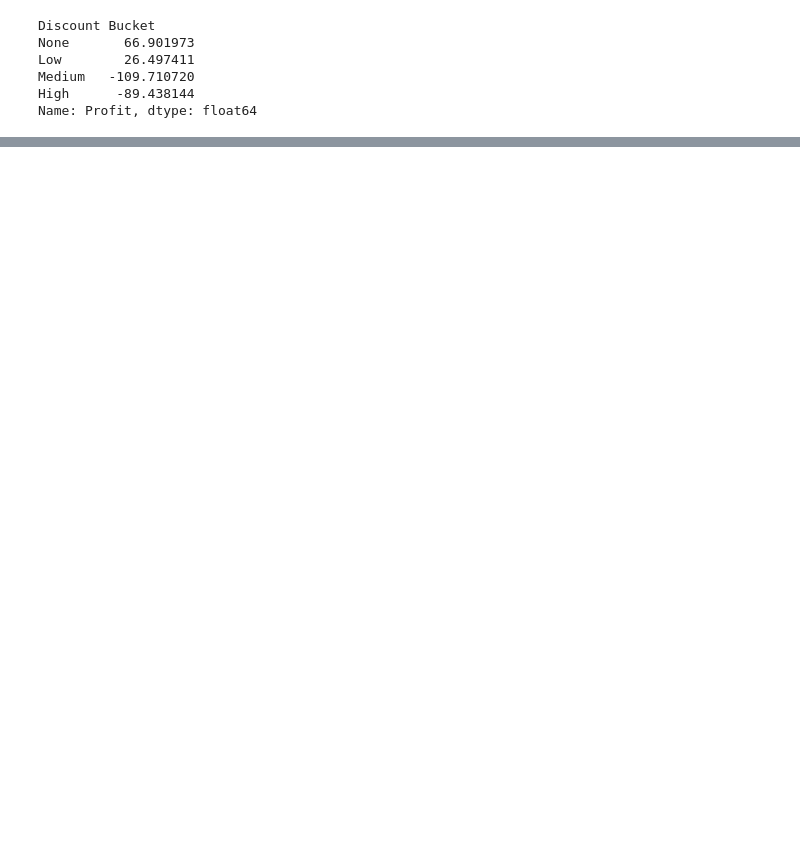
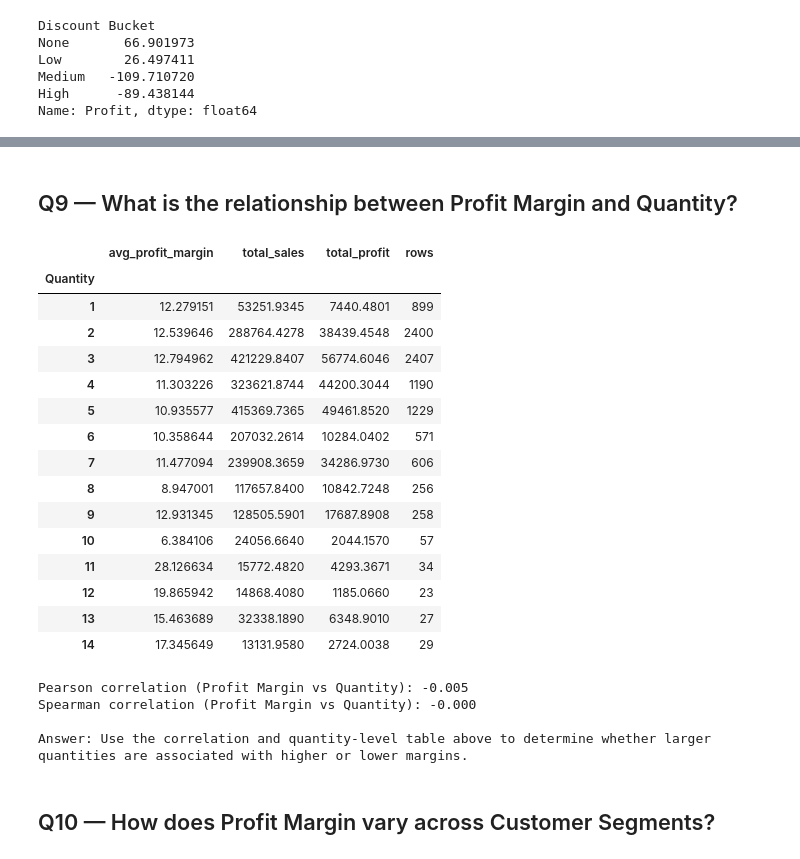
Before and after one commit to Mido-mashakl/Sample-Superstore-2019-Data-Analysis, a Jupyter notebook: eda_and_data_analysis.ipynb, the cells around one changed output, grey strips where cells are left out. Cells and saved outputs as stored; diff of their text form; code cells hidden in the pictures; blank space fills up the shorter version.

```diff
--- a/eda_and_data_analysis.ipynb
+++ b/eda_and_data_analysis.ipynb
@@ -308,0 +691,45 @@ for name, description in handoff_manifest.items():
+# %% [markdown]
+## Q9 — What is the relationship between Profit Margin and Quantity?
+# %%
+margin_quantity_corr_pearson = df_prepared["Profit Margin"].corr(df_prepared["Quantity"], method="pearson")
+margin_quantity_corr_spearman = df_prepared["Profit Margin"].corr(df_prepared["Quantity"], method="spearman")
+
+margin_by_quantity = (
+    df_prepared.groupby("Quantity", observed=True)
+      .agg(
+          avg_profit_margin=("Profit Margin", "mean"),
+          total_sales=("Sales", "sum"),
+          total_profit=("Profit", "sum"),
+          rows=("Quantity", "size"),
+      )
+      .sort_index()
+)
+
+display(margin_by_quantity)
+
+print(f"Pearson correlation (Profit Margin vs Quantity): {margin_quantity_corr_pearson:.3f}")
+print(f"Spearman correlation (Profit Margin vs Quantity): {margin_quantity_corr_spearman:.3f}")
+print("\nAnswer: Use the correlation and quantity-level table above to determine whether larger quantities are associated with higher or lower margins.")
+# %% [output]
+|  | avg_profit_margin | total_sales | total_profit | rows |
+| Quantity |  |  |  |  |
+| 1 | 12.279151 | 53251.9345 | 7440.4801 | 899 |
+| 2 | 12.539646 | 288764.4278 | 38439.4548 | 2400 |
+| 3 | 12.794962 | 421229.8407 | 56774.6046 | 2407 |
+| 4 | 11.303226 | 323621.8744 | 44200.3044 | 1190 |
+| 5 | 10.935577 | 415369.7365 | 49461.8520 | 1229 |
+| 6 | 10.358644 | 207032.2614 | 10284.0402 | 571 |
+| 7 | 11.477094 | 239908.3659 | 34286.9730 | 606 |
+| 8 | 8.947001 | 117657.8400 | 10842.7248 | 256 |
+| 9 | 12.931345 | 128505.5901 | 17687.8908 | 258 |
+| 10 | 6.384106 | 24056.6640 | 2044.1570 | 57 |
+| 11 | 28.126634 | 15772.4820 | 4293.3671 | 34 |
+| 12 | 19.865942 | 14868.4080 | 1185.0660 | 23 |
+| 13 | 15.463689 | 32338.1890 | 6348.9010 | 27 |
+| 14 | 17.345649 | 13131.9580 | 2724.0038 | 29 |
+Pearson correlation (Profit Margin vs Quantity): -0.005
+Spearman correlation (Profit Margin vs Quantity): -0.000
+
+Answer: Use the correlation and quantity-level table above to determine whether larger quantities are associated with higher or lower margins.
+# %% [markdown]
+## Q10 — How does Profit Margin vary across Customer Segments?
```
Also changed, not shown: parts of 36 cells of this notebook, 18 other files.
